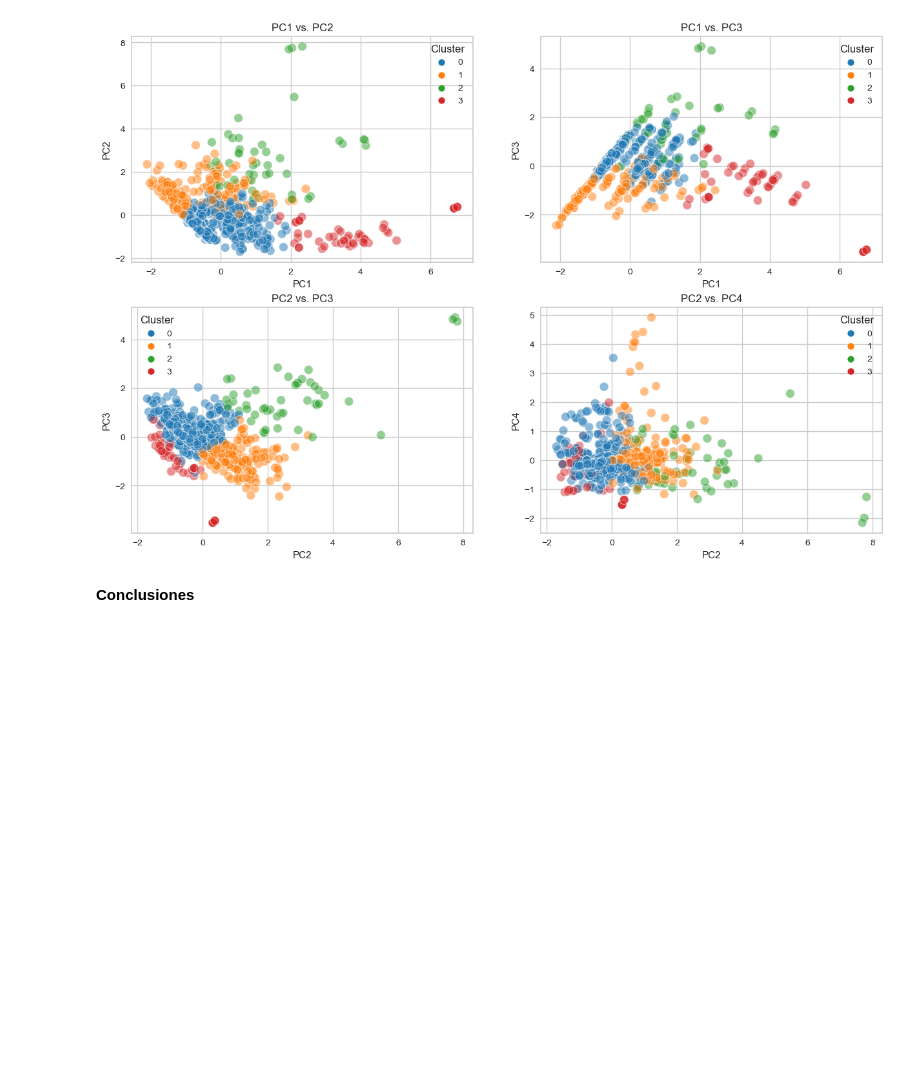
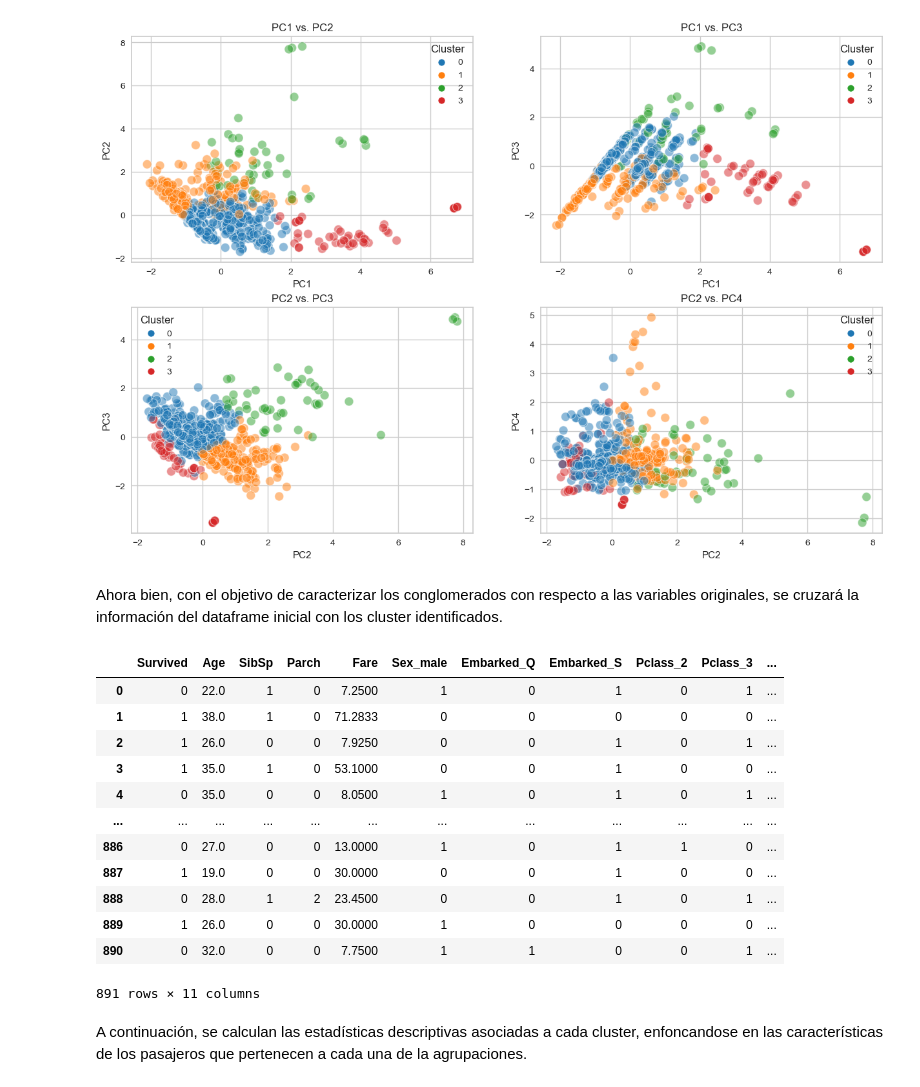
Before and after one commit to Daniel1martinez2/titanic-model-classification, a Jupyter notebook: PCA & K Means/main.ipynb, the cells around one changed output. Cells and saved outputs as stored; diff of their text form; code cells hidden in the pictures; blank space fills up the shorter version.

```diff
--- a/PCA & K Means/main.ipynb
+++ b/PCA & K Means/main.ipynb
@@ -451,5 +469,26 @@ plt.title("PC2 vs. PC4")
 plt.show()
 # %% [output]
 [figure]
-# %% [markdown]
-**Conclusiones**
+# %% [markdown]
+Ahora bien, con el objetivo de caracterizar los conglomerados con respecto a las variables originales, se cruzará la información del dataframe inicial con los cluster identificados.
+# %%
+# Cruce de información
+
+df_train_PCA['Cluster']=df_pca['Cluster']
+df_train_PCA
+# %% [output]
+|  | Survived | Age | SibSp | Parch | Fare | Sex_male | Embarked_Q | Embarked_S | Pclass_2 | Pclass_3 | ... |
+| 0 | 0 | 22.0 | 1 | 0 | 7.2500 | 1 | 0 | 1 | 0 | 1 | ... |
+| 1 | 1 | 38.0 | 1 | 0 | 71.2833 | 0 | 0 | 0 | 0 | 0 | ... |
+| 2 | 1 | 26.0 | 0 | 0 | 7.9250 | 0 | 0 | 1 | 0 | 1 | ... |
+| 3 | 1 | 35.0 | 1 | 0 | 53.1000 | 0 | 0 | 1 | 0 | 0 | ... |
+| 4 | 0 | 35.0 | 0 | 0 | 8.0500 | 1 | 0 | 1 | 0 | 1 | ... |
+| ... | ... | ... | ... | ... | ... | ... | ... | ... | ... | ... | ... |
+| 886 | 0 | 27.0 | 0 | 0 | 13.0000 | 1 | 0 | 1 | 1 | 0 | ... |
+| 887 | 1 | 19.0 | 0 | 0 | 30.0000 | 0 | 0 | 1 | 0 | 0 | ... |
+| 888 | 0 | 28.0 | 1 | 2 | 23.4500 | 0 | 0 | 1 | 0 | 1 | ... |
+| 889 | 1 | 26.0 | 0 | 0 | 30.0000 | 1 | 0 | 0 | 0 | 0 | ... |
+| 890 | 0 | 32.0 | 0 | 0 | 7.7500 | 1 | 1 | 0 | 0 | 1 | ... |
+891 rows × 11 columns
+# %% [markdown]
+A continuación, se calculan las estadísticas descriptivas asociadas a cada cluster, enfoncandose en las características de los pasajeros que pertenecen a cada una de la agrupaciones.
```
Also changed, not shown: parts of 12 cells of this notebook.
